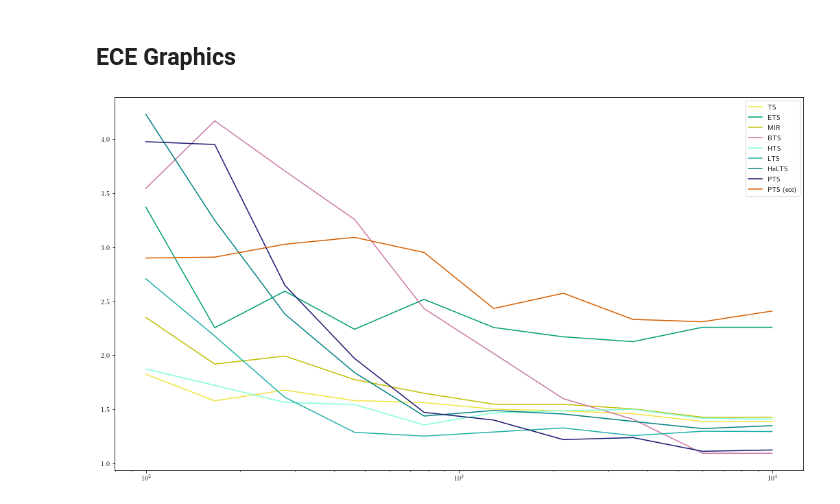
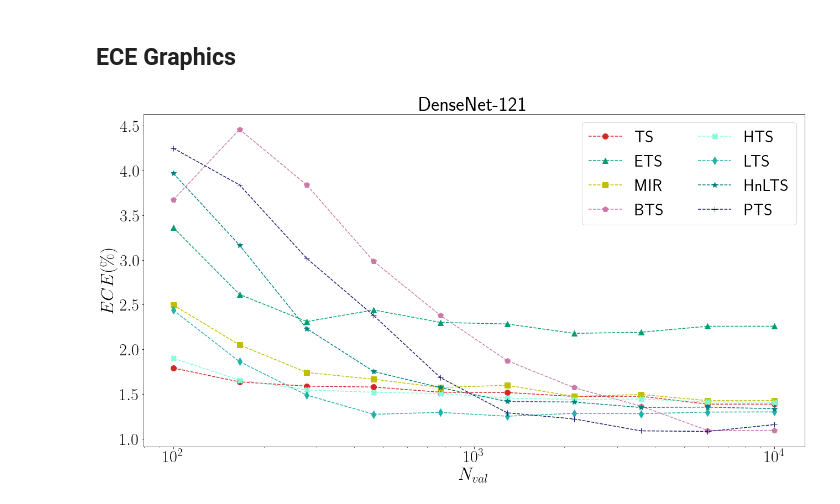
Before and after one commit to SergioAlvarezB/adaptive-tempscaling, a Jupyter notebook: code/notebooks/exp_data_eff_results.ipynb, the cells around one changed output. Drawn from its saved outputs; the diff is of its cells as text; code cells hidden in the pictures.

```diff
--- a/code/notebooks/exp_data_eff_results.ipynb
+++ b/code/notebooks/exp_data_eff_results.ipynb
@@ -21,9 +21,9 @@ ece_file = 'data_eff_ECE_reg_{}.csv'
 nll_file = 'data_eff_NLL_reg_{}.csv'
 bri_file = 'data_eff_BRI_reg_{}.csv'
 # %%
-ECEs = [pd.read_csv(os.path.join(res_path, ece_file.format(i))).drop(['Unnamed: 0'], axis=1).set_index(['Model', 'N']) for i in range(10)]
-NLLs = [pd.read_csv(os.path.join(res_path, nll_file.format(i))).drop(['Unnamed: 0'], axis=1).set_index(['Model', 'N']) for i in range(10)]
-Bris = [pd.read_csv(os.path.join(res_path, bri_file.format(i))).drop(['Unnamed: 0'], axis=1).set_index(['Model', 'N']) for i in range(10)]
+ECEs = [pd.read_csv(os.path.join(res_path, ece_file.format(i))).drop(['Unnamed: 0'], axis=1).set_index(['Model', 'N']) for i in range(20)]
+NLLs = [pd.read_csv(os.path.join(res_path, nll_file.format(i))).drop(['Unnamed: 0'], axis=1).set_index(['Model', 'N']) for i in range(20)]
+Bris = [pd.read_csv(os.path.join(res_path, bri_file.format(i))).drop(['Unnamed: 0'], axis=1).set_index(['Model', 'N']) for i in range(20)]
 # %%
 ECE = sum(ECEs)/len(ECEs)
 NLL = sum(NLLs)/len(NLLs)
@@ -44,7 +44,8 @@ color_palette_J = {
 # %%
 models = ['TS', 'ETS', 'MIR', 'BTS', 'HTS', 'LTS', 'HnLTS', 'PTS', 'PTS_ece']
 labels = ['TS', 'ETS', 'MIR', 'BTS', 'HTS', 'LTS', 'HnLTS', 'PTS', 'PTS (ece)']
+markers = ['o', '^', 's', 'p', 'X', 'd', '*', '+']
 # %%
-colors = [color_palette_J['orange'], color_palette_J['green'], 'y', color_palette_J['pink'], 'aquamarine', 'lightseagreen', 'teal', 'midnightblue', color_palette_J['dark_orange']]
+colors = ['tab:red', color_palette_J['green'], 'y', color_palette_J['pink'], 'aquamarine', 'lightseagreen', 'teal', 'midnightblue', color_palette_J['dark_orange']]
 # %% [markdown]
 ## ECE Graphics
@@ -58,12 +52,26 @@ eces = [curr[model].values for model in models]
 # %%
+curr = ECE.loc["densenet-121"]
+Ns = curr.index.values
+uncal = curr.loc[Ns[0], 'Uncalibrated']
+eces = [curr[model].values for model in models]
+
 fig, ax = plt.subplots(figsize=(18, 10))
 
-for i, (label, color) in enumerate(zip(labels, colors)):
-    ax.plot(Ns, eces[i], c=color, label=label)
+for i, (label, color, marker) in enumerate(zip(labels, colors, markers)):
+    ax.plot(Ns, eces[i], ls='--', marker=marker, markersize=10, c=color, label=label)
 
 ax.set_xscale('log')
-ax.legend()
+
+ax.set_title('DenseNet-121', fontsize=36)
+
+ax.set_ylabel('$ECE (\%)$', fontsize=32)
+ax.set_xlabel('$N_{val}$', fontsize=32)
+ax.tick_params(axis='both', labelsize=30)
+ax.legend(fontsize=30, ncol=2)
+
+plt.tight_layout()
+plt.show();
 
 plt.show()
 # %% [output]
-[figure, old version]
+[figure, new version]
```
Also changed, not shown: parts of 7 cells of this notebook, 2 other files.
